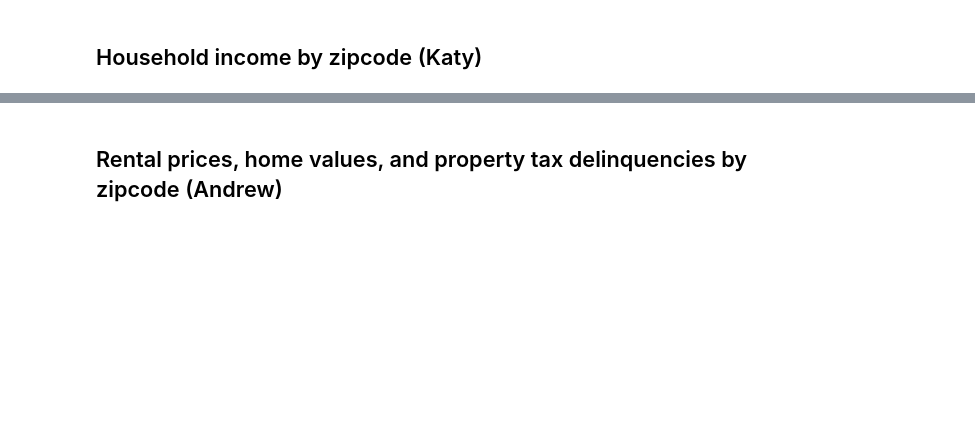
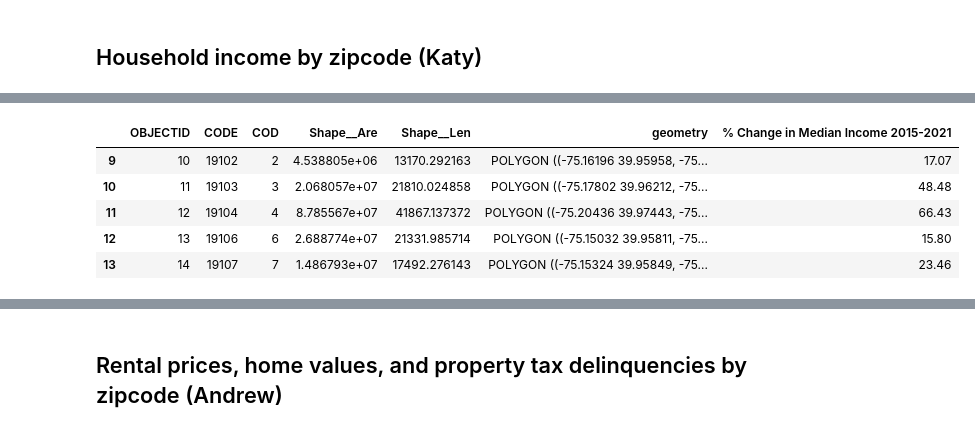
Before and after one commit to Aramed23/Project_1, a Jupyter notebook: analysis.ipynb, the cells around one changed output, grey strips where cells are left out. Cells and saved outputs as stored; diff of their text form; code cells hidden in the pictures; blank space fills up the shorter version.

```diff
--- a/analysis.ipynb
+++ b/analysis.ipynb
@@ -669,21 +834,28 @@ beg_end_data.head()
 # %%
 # Create zip map to show percent change in median income
 
 # Read in polygon zip code .shp file from OpenDataPhilly (https://opendataphilly.org/datasets/zip-codes/)
 # See geopandas user guide (https://geopandas.org/en/latest/docs/user_guide/mapping.html)
-zip_code_map = geopandas.GeoDataFrame.from_file("../resources/Zipcodes_Poly.shp")
+zip_code_map = geopandas.GeoDataFrame.from_file("Resources/zipcodes/Zipcodes_Poly.shp")
 
 # Sort data frame in order of ascending zip codes
 zip_code_map_sorted=zip_code_map.sort_values(by="CODE")
 
 # Manually add and fill percent change column
 zip_code_map_sorted["% Change in Median Income 2015-2021"]=[17.07,48.48,66.43,15.8,23.46,None,29.84,None,13.4,22.8,54.4,
                                                            11.48,29.44,33.12,78.9,0-2.1,57.2,29.22,116.19,101.19,7.79,
                                                            36.88,73.91,54.89,73.41,19.53,93,60.37,24.22,36.82,4.92,43.31,
                                                            29,37.2,39.74,42.83,42.21,16.19,94.64,86,25.5,87.26,54,47.7,
                                                            46.3,58.76,22,33.16]
 
 zip_code_map_sorted.head()
+# %% [output]
+|  | OBJECTID | CODE | COD | Shape__Are | Shape__Len | geometry | % Change in Median Income 2015-2021 |
+| 9 | 10 | 19102 | 2 | 4.538805e+06 | 13170.292163 | POLYGON ((-75.16196 39.95958, -75... | 17.07 |
+| 10 | 11 | 19103 | 3 | 2.068057e+07 | 21810.024858 | POLYGON ((-75.17802 39.96212, -75... | 48.48 |
+| 11 | 12 | 19104 | 4 | 8.785567e+07 | 41867.137372 | POLYGON ((-75.20436 39.97443, -75... | 66.43 |
+| 12 | 13 | 19106 | 6 | 2.688774e+07 | 21331.985714 | POLYGON ((-75.15032 39.95811, -75... | 15.80 |
+| 13 | 14 | 19107 | 7 | 1.486793e+07 | 17492.276143 | POLYGON ((-75.15324 39.95849, -75... | 23.46 |
 # %%
 # Create zip code map
 ax = zip_code_map_sorted.plot(column="% Change in Median Income 2015-2021", legend=True, missing_kwds={'color': 'lightgrey'},cmap="summer")
```
Also changed, not shown: parts of 57 cells of this notebook.
